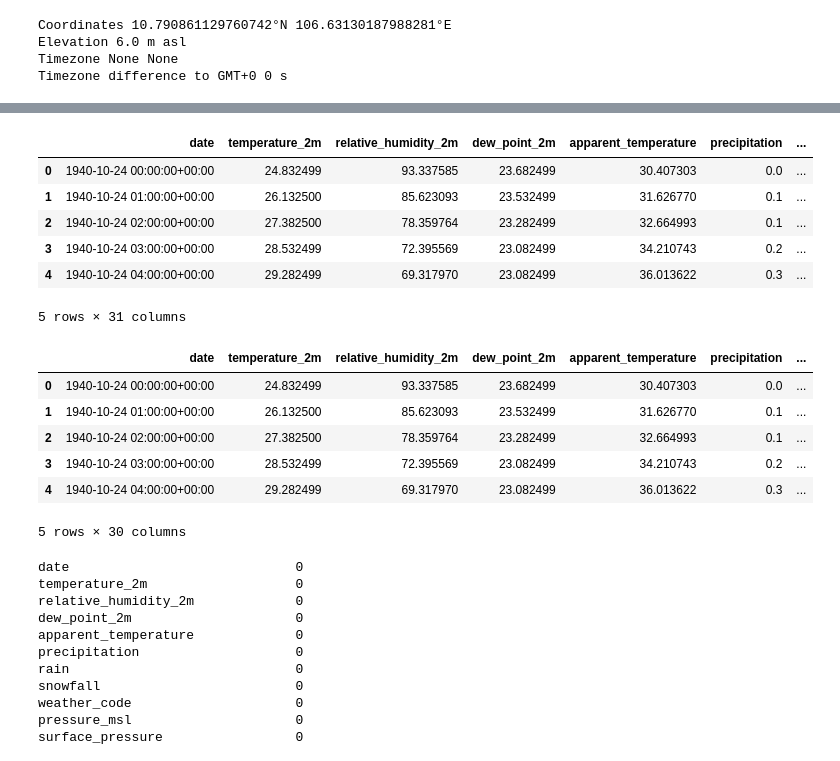
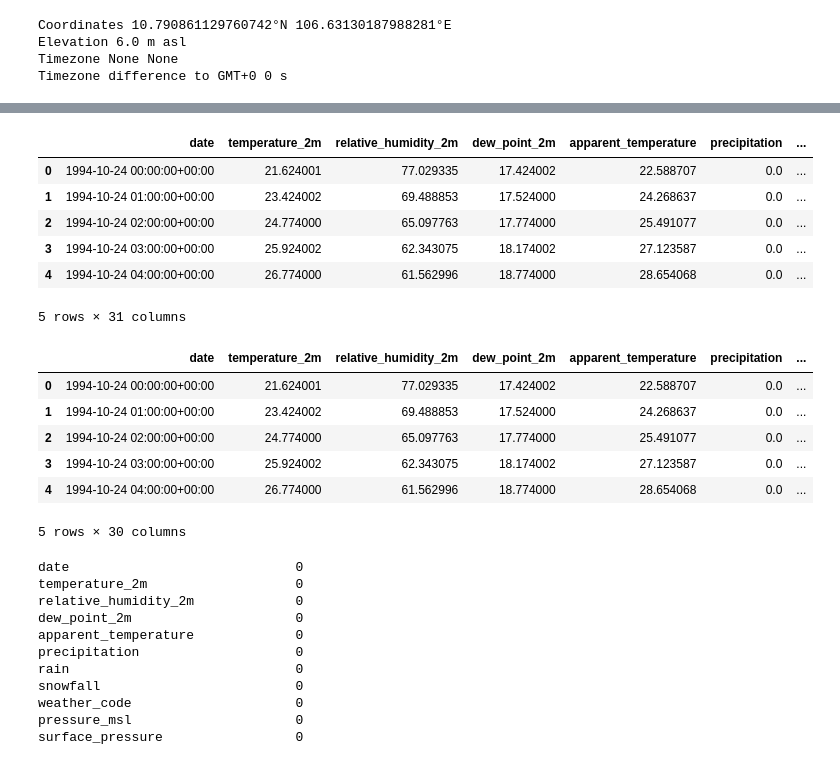
Before and after one commit to ASAPPhat/ML_WeatherForecast, a Jupyter notebook: test.ipynb, the cells around one changed output, grey strips where cells are left out. Cells and saved outputs as stored; diff of their text form; code cells hidden in the pictures.

```diff
--- a/test.ipynb
+++ b/test.ipynb
@@ -19,8 +19,8 @@ url = "https://archive-api.open-meteo.com/v1/archive"
 params = {
 	"latitude": 10.823,
 	"longitude": 106.6296,
-	"start_date": "1940-10-24",
-	"end_date": "2024-10-22",
+	"start_date": "1994-10-24",
+	"end_date": "2024-10-24",
 	"hourly": ["temperature_2m", "relative_humidity_2m", "dew_point_2m", "apparent_temperature", "precipitation", "rain", "snowfall", "snow_depth", "weather_code", "pressure_msl", "surface_pressure", "cloud_cover", "cloud_cover_low", "cloud_cover_mid", "cloud_cover_high", "et0_fao_evapotranspiration", "vapour_pressure_deficit", "wind_speed_10m", "wind_speed_100m", "wind_direction_10m", "wind_direction_100m", "wind_gusts_10m", "soil_temperature_0_to_7cm", "soil_temperature_7_to_28cm", "soil_temperature_28_to_100cm", "soil_temperature_100_to_255cm", "soil_moisture_0_to_7cm", "soil_moisture_7_to_28cm", "soil_moisture_28_to_100cm", "soil_moisture_100_to_255cm"],
 	"timezone": "GMT"
 }
@@ -141,6 +138,6 @@ df.to_csv('weather_data.csv', index=False)
 # %%
 #Convert [Date] to datetime
-hourly_dataframe['date'] = pd.to_datetime(df['date'])
+hourly_dataframe['date'] = pd.to_datetime(hourly_dataframe['date'])
 hourly_dataframe.set_index('date', inplace=True)
 # %%
 hourly_dataframe.head()
@@ -158,23 +155,23 @@ hourly_dataframe.reset_index(inplace=True)
 hourly_dataframe.head()
 # %% [output]
 |  | date | temperature_2m | relative_humidity_2m | dew_point_2m | apparent_temperature | precipitation | ... |
-| 0 | 1940-10-24 00:00:00+00:00 | 24.832499 | 93.337585 | 23.682499 | 30.407303 | 0.0 | ... |
-| 1 | 1940-10-24 01:00:00+00:00 | 26.132500 | 85.623093 | 23.532499 | 31.626770 | 0.1 | ... |
-| 2 | 1940-10-24 02:00:00+00:00 | 27.382500 | 78.359764 | 23.282499 | 32.664993 | 0.1 | ... |
-| 3 | 1940-10-24 03:00:00+00:00 | 28.532499 | 72.395569 | 23.082499 | 34.210743 | 0.2 | ... |
-| 4 | 1940-10-24 04:00:00+00:00 | 29.282499 | 69.317970 | 23.082499 | 36.013622 | 0.3 | ... |
+| 0 | 1994-10-24 00:00:00+00:00 | 21.624001 | 77.029335 | 17.424002 | 22.588707 | 0.0 | ... |
+| 1 | 1994-10-24 01:00:00+00:00 | 23.424002 | 69.488853 | 17.524000 | 24.268637 | 0.0 | ... |
+| 2 | 1994-10-24 02:00:00+00:00 | 24.774000 | 65.097763 | 17.774000 | 25.491077 | 0.0 | ... |
+| 3 | 1994-10-24 03:00:00+00:00 | 25.924002 | 62.343075 | 18.174002 | 27.123587 | 0.0 | ... |
+| 4 | 1994-10-24 04:00:00+00:00 | 26.774000 | 61.562996 | 18.774000 | 28.654068 | 0.0 | ... |
 5 rows × 31 columns
 # %%
 hourly_dataframe = hourly_dataframe.drop(columns=['snow_depth'] )
-hourly_dataframe.to_csv('weather_data.csv', index=False)
+hourly_dataframe.to_csv('data.csv', index=False)
 hourly_dataframe.head()
 # %% [output]
 |  | date | temperature_2m | relative_humidity_2m | dew_point_2m | apparent_temperature | precipitation | ... |
-| 0 | 1940-10-24 00:00:00+00:00 | 24.832499 | 93.337585 | 23.682499 | 30.407303 | 0.0 | ... |
-| 1 | 1940-10-24 01:00:00+00:00 | 26.132500 | 85.623093 | 23.532499 | 31.626770 | 0.1 | ... |
-| 2 | 1940-10-24 02:00:00+00:00 | 27.382500 | 78.359764 | 23.282499 | 32.664993 | 0.1 | ... |
-| 3 | 1940-10-24 03:00:00+00:00 | 28.532499 | 72.395569 | 23.082499 | 34.210743 | 0.2 | ... |
-| 4 | 1940-10-24 04:00:00+00:00 | 29.282499 | 69.317970 | 23.082499 | 36.013622 | 0.3 | ... |
+| 0 | 1994-10-24 00:00:00+00:00 | 21.624001 | 77.029335 | 17.424002 | 22.588707 | 0.0 | ... |
+| 1 | 1994-10-24 01:00:00+00:00 | 23.424002 | 69.488853 | 17.524000 | 24.268637 | 0.0 | ... |
+| 2 | 1994-10-24 02:00:00+00:00 | 24.774000 | 65.097763 | 17.774000 | 25.491077 | 0.0 | ... |
+| 3 | 1994-10-24 03:00:00+00:00 | 25.924002 | 62.343075 | 18.174002 | 27.123587 | 0.0 | ... |
+| 4 | 1994-10-24 04:00:00+00:00 | 26.774000 | 61.562996 | 18.774000 | 28.654068 | 0.0 | ... |
 5 rows × 30 columns
 # %%
 missing_data = hourly_dataframe.isnull().sum()
```
Also changed, not shown: parts of 23 cells of this notebook.
